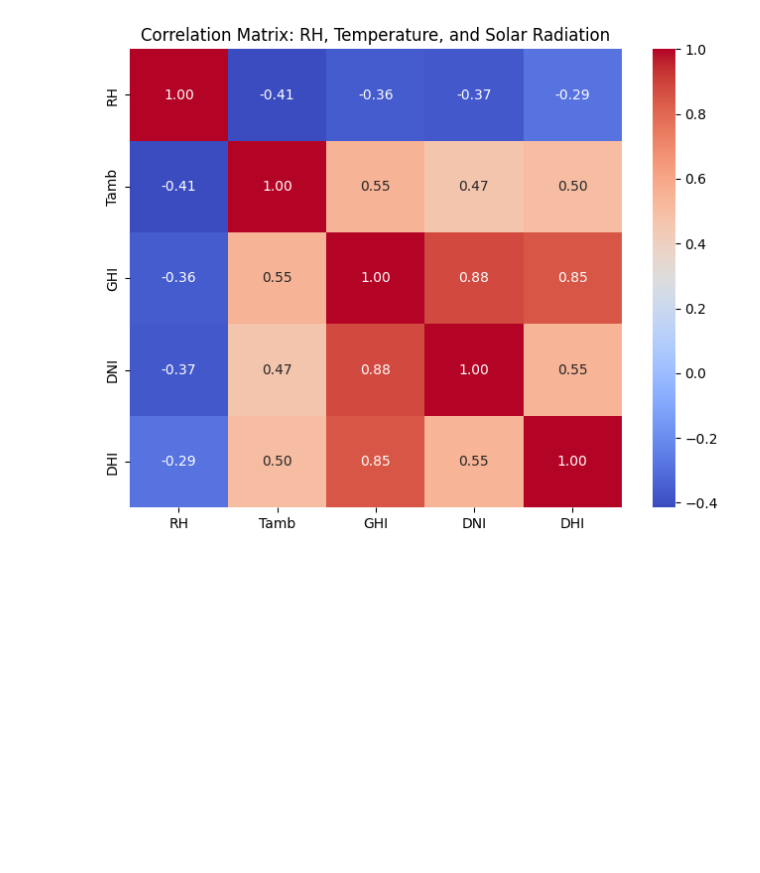
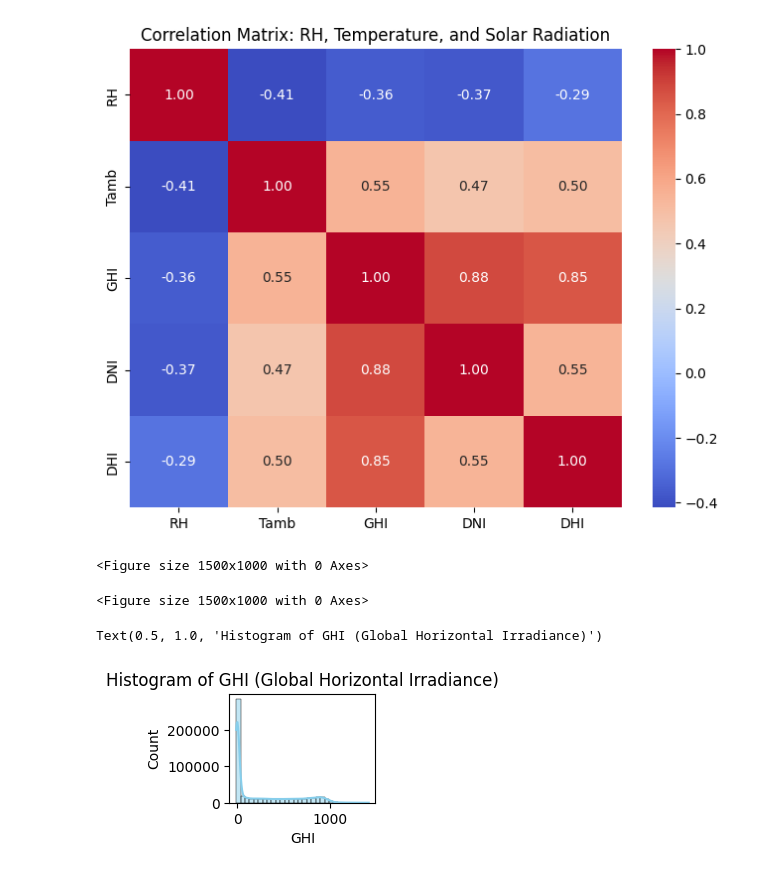
Before and after one commit to bettyabay/Kaim-week-0, a Jupyter notebook: notebooks/demo.ipynb, the cells around one changed output. Drawn from its saved outputs; the diff is of its cells as text; code cells hidden in the pictures; blank space fills up the shorter version.

Commit message:
Histograms done.

```diff
--- a/notebooks/demo.ipynb
+++ b/notebooks/demo.ipynb
@@ -266,0 +269,13 @@ plt.show()
+# %%
+plt.figure(figsize=(15, 10))
+# %% [output]
+<Figure size 1500x1000 with 0 Axes>
+<Figure size 1500x1000 with 0 Axes>
+# %%
+#  Histogram for Global Horizontal Irradiance (GHI)
+plt.subplot(3, 3, 1)  # (rows, columns, position)
+sns.histplot(data['GHI'], bins=30, kde=True, color="skyblue")
+plt.title("Histogram of GHI (Global Horizontal Irradiance)")
+# %% [output]
+Text(0.5, 1.0, 'Histogram of GHI (Global Horizontal Irradiance)')
+[figure, added]
```
Also changed, not shown: parts of 8 cells of this notebook.
